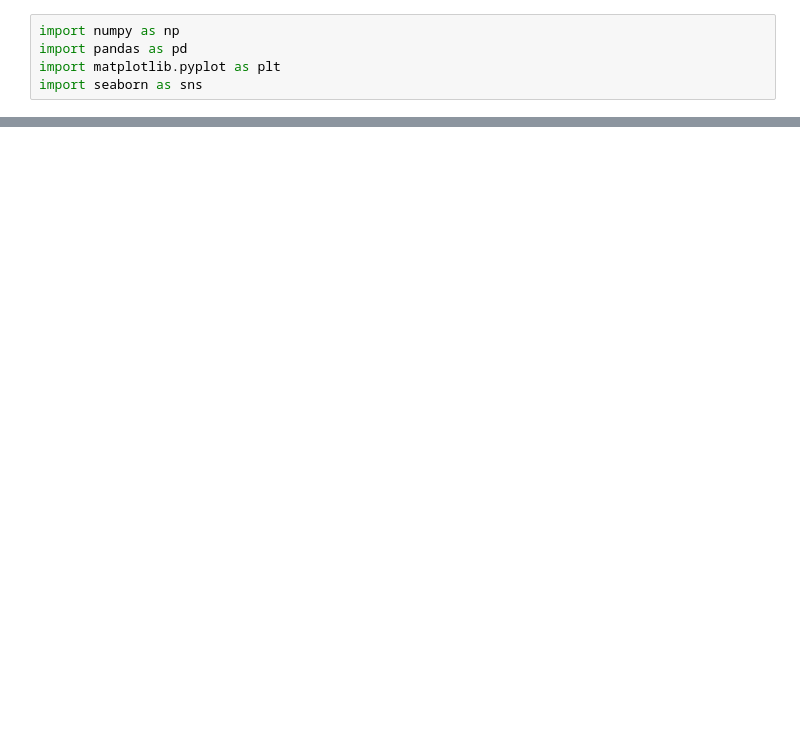
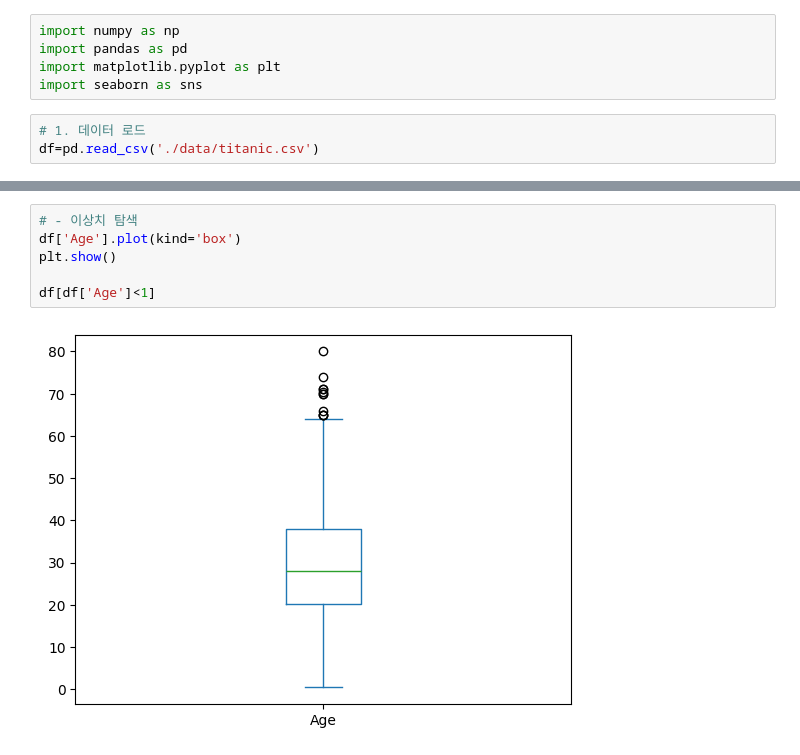
Before and after one commit to GTU9/encore_skn11, a Jupyter notebook: 05_ml_workspace/02_before_fit/02_eda.ipynb, the cells around one changed output, grey strips where cells are left out. Saved outputs shown, nothing was run; the diff lists cells and outputs as text; blank space fills up the shorter version.

```diff
--- a/05_ml_workspace/02_before_fit/02_eda.ipynb
+++ b/05_ml_workspace/02_before_fit/02_eda.ipynb
@@ -29,3 +9,6 @@ import numpy as np
 import pandas as pd
 import matplotlib.pyplot as plt
 import seaborn as sns
+# %%
+# 1. 데이터 로드
+df=pd.read_csv('./data/titanic.csv')
@@ -31,0 +78,8 @@ import seaborn as sns
+# %%
+# - 이상치 탐색
+df['Age'].plot(kind='box')
+plt.show()
+
+df[df['Age']<1]
+# %% [output]
+[figure, added]
```
Also changed, not shown: parts of 15 cells of this notebook.
